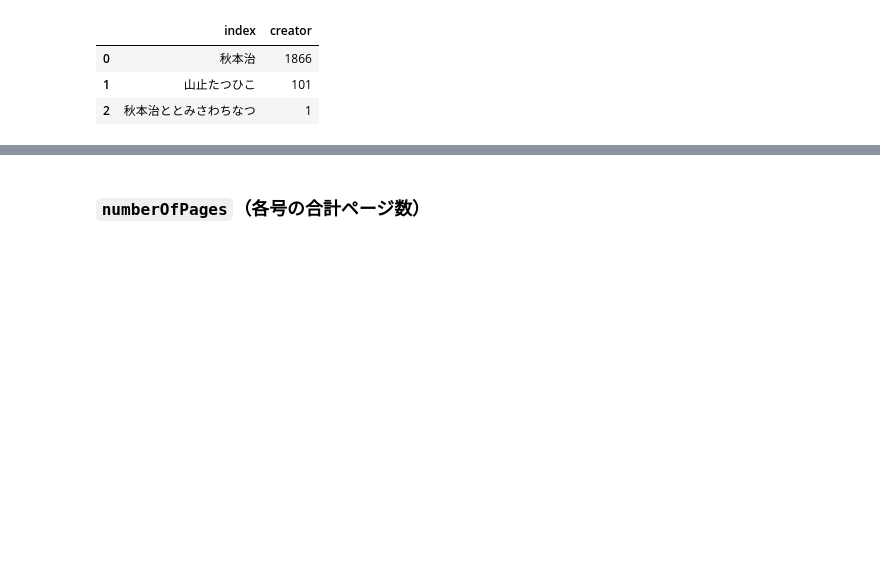
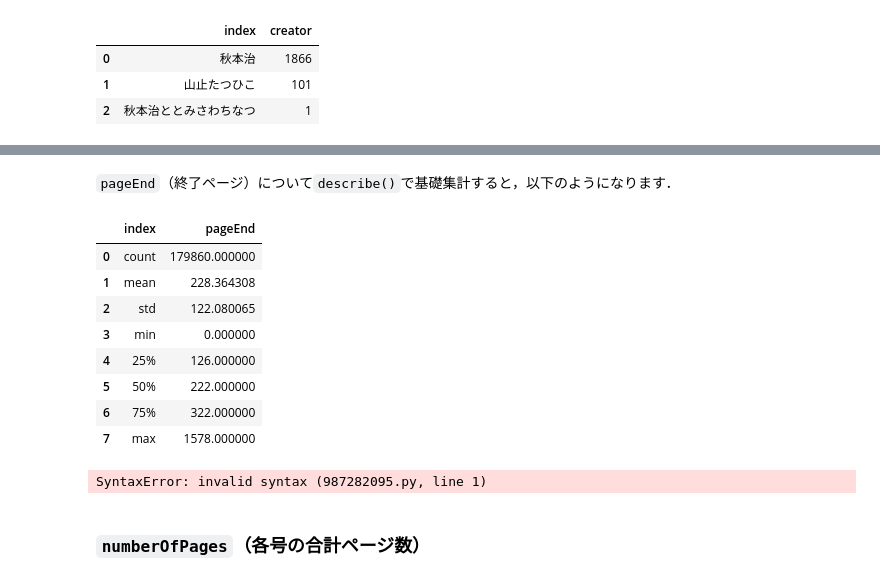
Before and after one commit to kakeami/viz-madb, a Jupyter notebook: _sources/eda/eda.ipynb, the cells around one changed output, grey strips where cells are left out. Cells and saved outputs as stored; diff of their text form; code cells hidden in the pictures; blank space fills up the shorter version.

```diff
--- a/_sources/eda/eda.ipynb
+++ b/_sources/eda/eda.ipynb
@@ -324,3 +360,21 @@ df[df['cname']=='こちら葛飾区亀有公園前派出所']['creator'].value_c
+# %% [markdown]
+`pageEnd`（終了ページ）について`describe()`で基礎集計すると，以下のようになります．
+# %%
+df['pageEnd'].describe().reset_index()
+# %% [output]
+|  | index | pageEnd |
+| 0 | count | 179860.000000 |
+| 1 | mean | 228.364308 |
+| 2 | std | 122.080065 |
+| 3 | min | 0.000000 |
+| 4 | 25% | 126.000000 |
+| 5 | 50% | 222.000000 |
+| 6 | 75% | 322.000000 |
+| 7 | max | 1578.000000 |
+# %%
+`pageEnd`にも異常に大きいものが存在します．
+# %% [output]
+SyntaxError: invalid syntax (987282095.py, line 1)
 # %% [markdown]
 ### `numberOfPages`（各号の合計ページ数）
 # %% [markdown]
```
Also changed, not shown: parts of 10 cells of this notebook, 2 other files.
